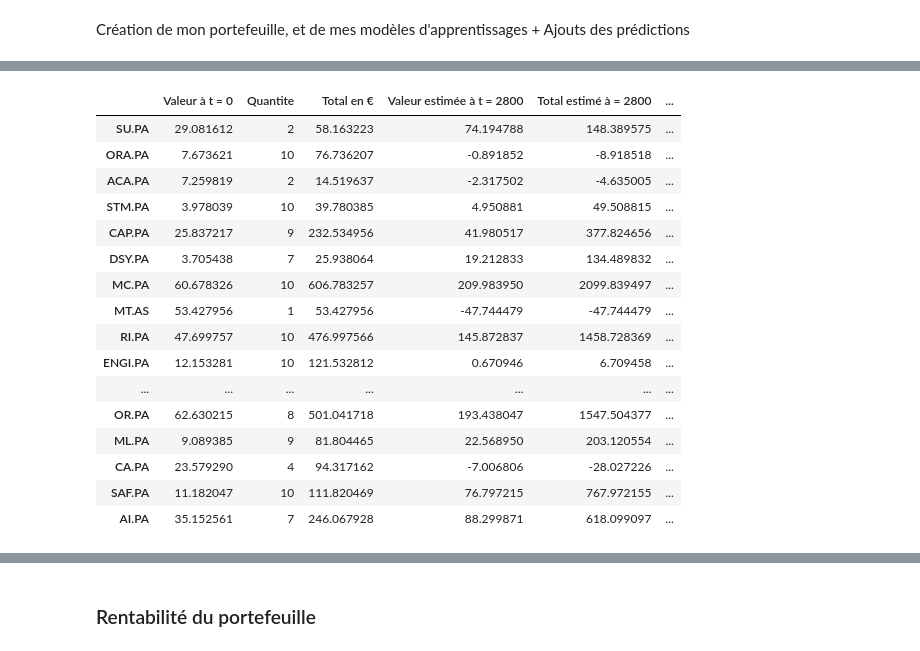
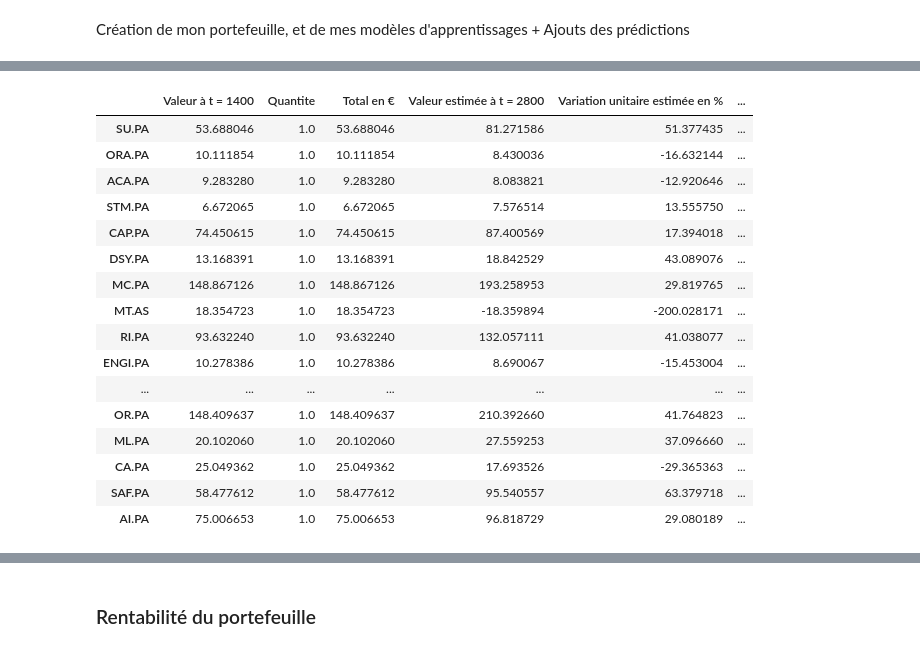
Before and after one commit to MaximeMoreauCerise/pe-lr-cac40, a Jupyter notebook: code/main.ipynb, the cells around one changed output, grey strips where cells are left out. Saved outputs shown, nothing was run; the diff lists cells and outputs as text; code cells hidden in the pictures.

Commit message:
Tri bon, variance ok

```diff
--- a/code/main.ipynb
+++ b/code/main.ipynb
@@ -81,11 +82,12 @@ class portefeuille:
             for i in mod.models:
                 predict.append(i.predict(np.array([t]).reshape(1,1))[0])
             self.actions['Valeur estimée à t = '+str(t)] = predict
+            self.actions['Variation unitaire estimée en %'] = 100*(predict-self.actions['Valeur à t = ' + str(self.time)])/self.actions['Valeur à t = ' + str(self.time)]
             self.actions['Total estimé à = '+str(t)] = self.actions.apply(lambda row: row['Valeur estimée à t = '+str(t)] * row['Quantite'], axis=1)
-            self.actions['Variation unitaire estimée en %'] = 100*(predict-self.actions['Valeur à t = ' + str(self.time)])/self.actions['Valeur à t = ' + str(self.time)]
+
             #self.couleur_evolution()
             self.actions['Coefficient de determination'] = self.scores
-
+            # self.actions['Variance entre t = 0 et t = ' + str(self.time)] =
     def afficher_resultats(self):
         return self.actions.head(len(self.actions))
 
@@ -103,11 +105,15 @@ class portefeuille:
 
     def df_update(self):
         self.actions.iloc[:,2] = self.actions.iloc[:,0]*self.actions.iloc[:,1]
-        self.actions.iloc[:,4] = self.actions.iloc[:,3]*self.actions.iloc[:,1]
-        self.actions.iloc[:,5] = 100*(self.actions.iloc[:,3]-self.actions.iloc[:,0])/self.actions.iloc[:,0]
+        self.actions.iloc[:,5] = self.actions.iloc[:,3]*self.actions.iloc[:,1]
+        self.actions.iloc[:,4] = 100*(self.actions.iloc[:,3]-self.actions.iloc[:,0])/self.actions.iloc[:,0]
 
-    def trier_portefeuil(self, var_min, r2_min):
-        return self.actions.drop(self.actions[(self.actions.iloc[:,5] < var_min) | (self.actions.iloc[:,6] < r2_min)].index)
+    def trier_portefeuil(self, variation_min, var_max, r2_min):
+        return self.actions.drop(self.actions[(self.actions.iloc[:,4] < variation_min) | (self.actions.iloc[:,-1] > var_max) | (self.actions.iloc[:,-2] < r2_min)].index)
+
+
+    def var_p(self):
+        return self.actions.iloc[:,-1]*(self.actions.iloc[:,2]/self.actions.iloc[:,2].sum())
 # %% [markdown]
 ### Les models
 # %%
@@ -119,7 +125,7 @@ class lr_models:
         self.m = period
         self.learning_rate = learning_rate
         self.scores = []
-
+        self.vars = []
     def create_models(self):
         self.models = []
         for i in self.mon_portefeuille.get_data():
@@ -129,6 +135,7 @@ class lr_models:
     def get_model(self, df_titre):
         df = df_titre.head(self.m)
         self.Y = df['Close']
+        self.vars.append(df['Close'].var())
         self.X = np.arange(self.m).reshape(self.m,1)
         model = LinearRegression()
         model.fit(self.X,self.Y)
@@ -139,11 +146,12 @@ class lr_models:
 # %%
 #Quelles actions on veut dans notre portefeuille d'actions et quelles sont les quantités?
 liste_tags_entreprises = list_tags
-quantites = [random.randint(1, 10) for _ in range(len(liste_tags_entreprises))]
-buy_order = 0
+# quantites = [random.randint(1, 10) for _ in range(len(liste_tags_entreprises))]
+quantites = np.ones(len(liste_tags_entreprises))
+buy_order = 1400
 time_target = 2800 #Pour quand on souhaite effectuer des prédictions
 #Paramètres de l'apprentissage :
-learning_period = 1000
+learning_period = 1400
 learning_rate = 0.01
 # %% [markdown]
 Création de mon portefeuille, et de mes modèles d'apprentissages + Ajouts des prédictions
@@ -165,21 +192,23 @@ portefeuille_maxime.add_predic(time_target,model)
 # %%
 # portefeuille_maxime.actions['']
+
+portefeuille_maxime.actions["Variance entre sur la période d'apprentissage"] = model.vars
 portefeuille_maxime.actions.head(len(portefeuille_maxime.actions))
 # %% [output]
-|  | Valeur à t = 0 | Quantite | Total en € | Valeur estimée à t = 2800 | Total estimé à = 2800 | ... |
-| SU.PA | 29.081612 | 2 | 58.163223 | 74.194788 | 148.389575 | ... |
-| ORA.PA | 7.673621 | 10 | 76.736207 | -0.891852 | -8.918518 | ... |
-| ACA.PA | 7.259819 | 2 | 14.519637 | -2.317502 | -4.635005 | ... |
-| STM.PA | 3.978039 | 10 | 39.780385 | 4.950881 | 49.508815 | ... |
-| CAP.PA | 25.837217 | 9 | 232.534956 | 41.980517 | 377.824656 | ... |
-| DSY.PA | 3.705438 | 7 | 25.938064 | 19.212833 | 134.489832 | ... |
-| MC.PA | 60.678326 | 10 | 606.783257 | 209.983950 | 2099.839497 | ... |
-| MT.AS | 53.427956 | 1 | 53.427956 | -47.744479 | -47.744479 | ... |
-| RI.PA | 47.699757 | 10 | 476.997566 | 145.872837 | 1458.728369 | ... |
-| ENGI.PA | 12.153281 | 10 | 121.532812 | 0.670946 | 6.709458 | ... |
+|  | Valeur à t = 1400 | Quantite | Total en € | Valeur estimée à t = 2800 | Variation unitaire estimée en % | ... |
+| SU.PA | 53.688046 | 1.0 | 53.688046 | 81.271586 | 51.377435 | ... |
+| ORA.PA | 10.111854 | 1.0 | 10.111854 | 8.430036 | -16.632144 | ... |
+| ACA.PA | 9.283280 | 1.0 | 9.283280 | 8.083821 | -12.920646 | ... |
+| STM.PA | 6.672065 | 1.0 | 6.672065 | 7.576514 | 13.555750 | ... |
+| CAP.PA | 74.450615 | 1.0 | 74.450615 | 87.400569 | 17.394018 | ... |
+| DSY.PA | 13.168391 | 1.0 | 13.168391 | 18.842529 | 43.089076 | ... |
+| MC.PA | 148.867126 | 1.0 | 148.867126 | 193.258953 | 29.819765 | ... |
+| MT.AS | 18.354723 | 1.0 | 18.354723 | -18.359894 | -200.028171 | ... |
+| RI.PA | 93.632240 | 1.0 | 93.632240 | 132.057111 | 41.038077 | ... |
+| ENGI.PA | 10.278386 | 1.0 | 10.278386 | 8.690067 | -15.453004 | ... |
 | ... | ... | ... | ... | ... | ... | ... |
-| OR.PA | 62.630215 | 8 | 501.041718 | 193.438047 | 1547.504377 | ... |
-| ML.PA | 9.089385 | 9 | 81.804465 | 22.568950 | 203.120554 | ... |
-| CA.PA | 23.579290 | 4 | 94.317162 | -7.006806 | -28.027226 | ... |
-| SAF.PA | 11.182047 | 10 | 111.820469 | 76.797215 | 767.972155 | ... |
-| AI.PA | 35.152561 | 7 | 246.067928 | 88.299871 | 618.099097 | ... |
+| OR.PA | 148.409637 | 1.0 | 148.409637 | 210.392660 | 41.764823 | ... |
+| ML.PA | 20.102060 | 1.0 | 20.102060 | 27.559253 | 37.096660 | ... |
+| CA.PA | 25.049362 | 1.0 | 25.049362 | 17.693526 | -29.365363 | ... |
+| SAF.PA | 58.477612 | 1.0 | 58.477612 | 95.540557 | 63.379718 | ... |
+| AI.PA | 75.006653 | 1.0 | 75.006653 | 96.818729 | 29.080189 | ... |
```
Also changed, not shown: parts of 13 cells of this notebook.
